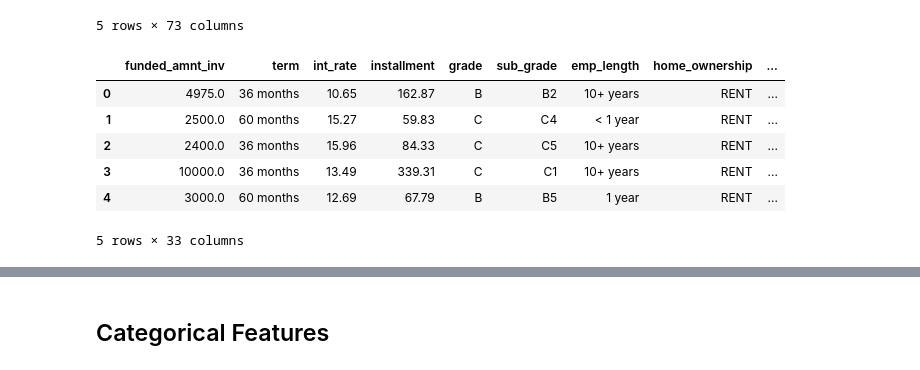
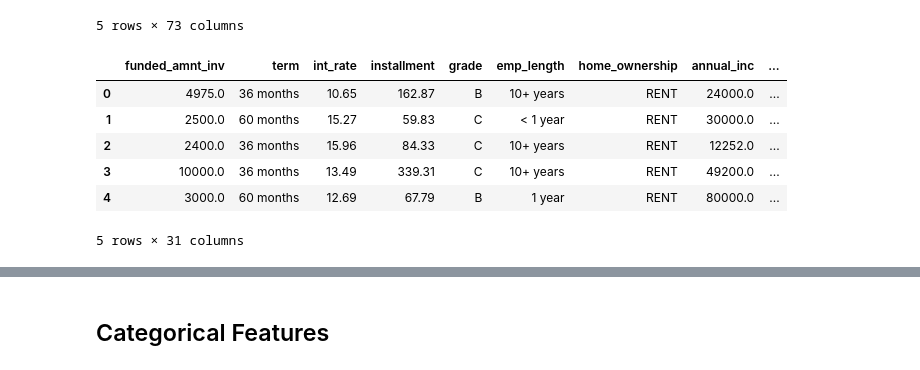
Before and after one commit to vv333333/DS, a Jupyter notebook: Capstone3_LoanDefault.ipynb, the cells around one changed output, grey strips where cells are left out. Cells and saved outputs as stored; diff of their text form; code cells hidden in the pictures.

```diff
--- a/Capstone3_LoanDefault.ipynb
+++ b/Capstone3_LoanDefault.ipynb
@@ -47,6 +48,6 @@ from sklearn.metrics import ConfusionMatrixDisplay
 # %%
 import pandas as pd
-df=pd.read_csv("/kaggle/input/lendingdata/XYZCorp_LendingData.txt", delimiter="\t",nrows=200000)
+df=pd.read_csv("/kaggle/input/lendingdata/XYZCorp_LendingData.txt", delimiter="\t",nrows=300000)
 df.head()
 # %% [output]
 |  | id | member_id | loan_amnt | funded_amnt | funded_amnt_inv | term | int_rate | installment | grade | ... |
@@ -59,20 +60,20 @@ df.head()
 # %%
 # drop non-important features
 cols=["loan_amnt","funded_amnt","id","member_id","emp_title","issue_d","desc","purpose","title","zip_code","earliest_cr_line","mths_since_last_delinq",
       "mths_since_last_record","last_pymnt_d","last_pymnt_amnt","next_pymnt_d","last_credit_pull_d","mths_since_last_major_derog",
       "verification_status_joint","acc_now_delinq","tot_coll_amt","tot_cur_bal","open_acc_6m","open_il_6m","open_il_12m","open_il_24m",
       "mths_since_rcnt_il","total_bal_il","il_util","open_rv_12m","open_rv_24m","max_bal_bc","all_util","total_rev_hi_lim","inq_fi","total_cu_tl",
-      "inq_last_12m","annual_inc_joint","dti_joint","addr_state"]
+      "inq_last_12m","annual_inc_joint","dti_joint","addr_state","policy_code",'sub_grade']
 df=df.drop(columns=cols)
 df.head()
 # %% [output]
-|  | funded_amnt_inv | term | int_rate | installment | grade | sub_grade | emp_length | home_ownership | ... |
-| 0 | 4975.0 | 36 months | 10.65 | 162.87 | B | B2 | 10+ years | RENT | ... |
-| 1 | 2500.0 | 60 months | 15.27 | 59.83 | C | C4 | < 1 year | RENT | ... |
-| 2 | 2400.0 | 36 months | 15.96 | 84.33 | C | C5 | 10+ years | RENT | ... |
-| 3 | 10000.0 | 36 months | 13.49 | 339.31 | C | C1 | 10+ years | RENT | ... |
-| 4 | 3000.0 | 60 months | 12.69 | 67.79 | B | B5 | 1 year | RENT | ... |
+|  | funded_amnt_inv | term | int_rate | installment | grade | emp_length | home_ownership | annual_inc | ... |
+| 0 | 4975.0 | 36 months | 10.65 | 162.87 | B | 10+ years | RENT | 24000.0 | ... |
+| 1 | 2500.0 | 60 months | 15.27 | 59.83 | C | < 1 year | RENT | 30000.0 | ... |
+| 2 | 2400.0 | 36 months | 15.96 | 84.33 | C | 10+ years | RENT | 12252.0 | ... |
+| 3 | 10000.0 | 36 months | 13.49 | 339.31 | C | 10+ years | RENT | 49200.0 | ... |
+| 4 | 3000.0 | 60 months | 12.69 | 67.79 | B | 1 year | RENT | 80000.0 | ... |
-5 rows × 33 columns
+5 rows × 31 columns
 # %%
 df.describe().T
 # %% [output]
```
Also changed, not shown: parts of 43 cells of this notebook.
